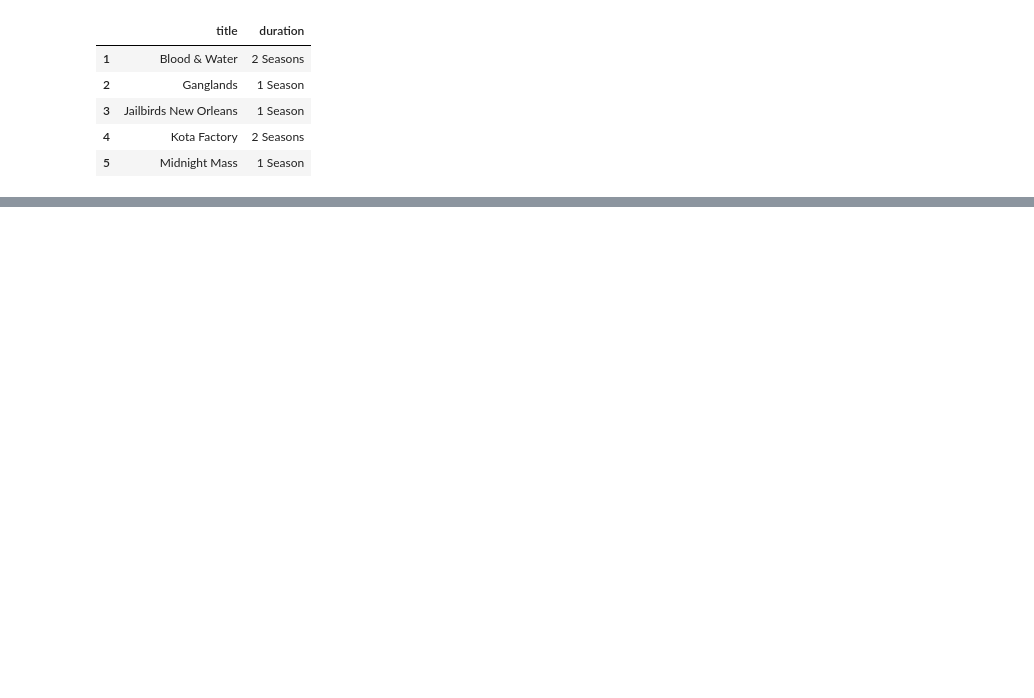
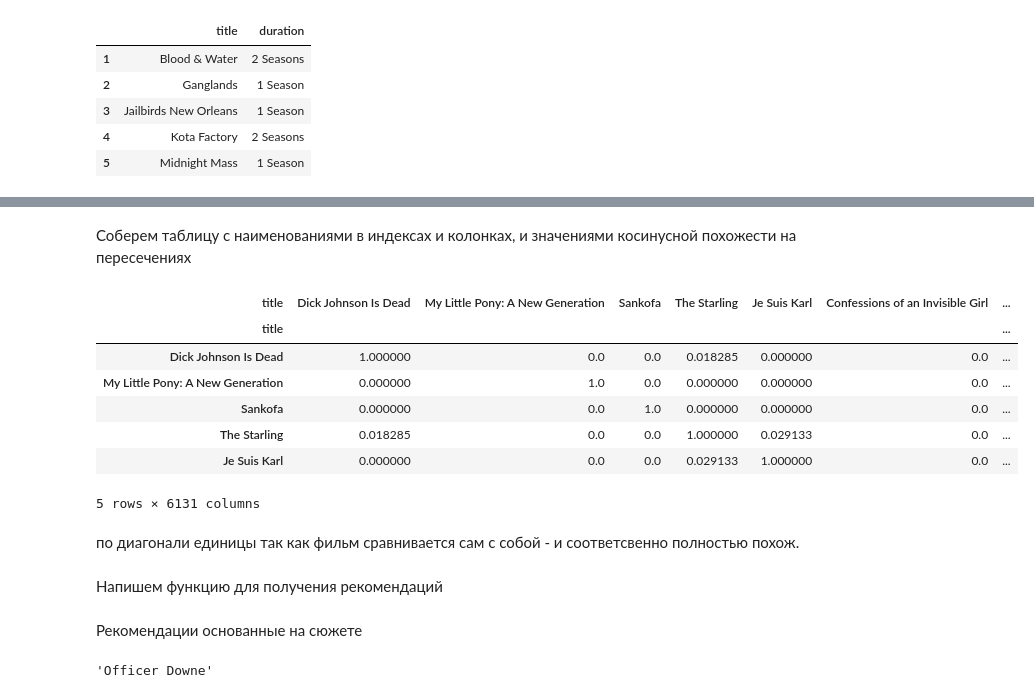
Before and after one commit to ArtemKarDev/Kaggle, a Jupyter notebook: EDA_Netflix_Kaggle.ipynb, the cells around one changed output, grey strips where cells are left out. Drawn from its saved outputs; the diff is of its cells as text; code cells hidden in the pictures; blank space fills up the shorter version.

```diff
--- a/EDA_Netflix_Kaggle.ipynb
+++ b/EDA_Netflix_Kaggle.ipynb
@@ -503,0 +587,5 @@ top = top. sort_values(by='no_of_seasons', ascending=False)
+# %%
+# инициализируем модель векторизатора и с игнорированием стопслов на английском
+tfidf = TfidfVectorizer(stop_words='english')
+tfidf_matrix = tfidf.fit_transform(netflix_movie['description'])
+tfidf_matrix.shape
@@ -503,0 +598,7 @@ top = top. sort_values(by='no_of_seasons', ascending=False)
+# %%
+# загрузим библиотеку для расчетов похожести
+from sklearn.metrics.pairwise import cosine_similarity
+# передадим в функцию расчета векторизированнную матрицу описаний
+# и сравниваться она будет сама с собой - для расчета похожести именно среди описаний к фильмам на нетфликсе
+cosine_sim = cosine_similarity(tfidf_matrix,tfidf_matrix)
+cosine_sim.shape
@@ -503,0 +607,4 @@ top = top. sort_values(by='no_of_seasons', ascending=False)
+# %%
+# соберем в Серию индексы с названием фильмов
+indices = pd.Series(netflix_movie.index, index=netflix_movie['title']).drop_duplicates()
+indices.tail()
@@ -503,0 +619,24 @@ top = top. sort_values(by='no_of_seasons', ascending=False)
+# %% [markdown]
+Соберем таблицу с наименованиями в индексах и колонках, и значениями косинусной похожести на пересечениях
+# %%
+cosine_sim_df = pd.DataFrame(cosine_sim)
+
+cosine_sim_df.columns = indices.index
+
+cosine_sim_df['title'] = indices.index
+cosine_sim_df = cosine_sim_df.set_index('title')
+
+cosine_sim_df.head()
+# %% [output]
+| title | Dick Johnson Is Dead | My Little Pony: A New Generation | Sankofa | The Starling | Je Suis Karl | Confessions of an Invisible Girl | ... |
+| title |  |  |  |  |  |  | ... |
+| Dick Johnson Is Dead | 1.000000 | 0.0 | 0.0 | 0.018285 | 0.000000 | 0.0 | ... |
+| My Little Pony: A New Generation | 0.000000 | 1.0 | 0.0 | 0.000000 | 0.000000 | 0.0 | ... |
+| Sankofa | 0.000000 | 0.0 | 1.0 | 0.000000 | 0.000000 | 0.0 | ... |
+| The Starling | 0.018285 | 0.0 | 0.0 | 1.000000 | 0.029133 | 0.0 | ... |
+| Je Suis Karl | 0.000000 | 0.0 | 0.0 | 0.029133 | 1.000000 | 0.0 | ... |
+5 rows × 6131 columns
+# %% [markdown]
+по диагонали единицы так как фильм сравнивается сам с собой - и соответсвенно  полностью похож.
+# %% [markdown]
+Напишем функцию для получения рекомендаций
@@ -503,0 +657,9 @@ top = top. sort_values(by='no_of_seasons', ascending=False)
+# %% [markdown]
+Рекомендации основанные на сюжете
+# %%
+# выберем фильм на основе которого хотим получить рекомендациюъ
+
+film = netflix_movie['title'].sample().values[0]
+film
+# %% [output]
+'Officer Downe'
```
Also changed, not shown: parts of 45 cells of this notebook.
